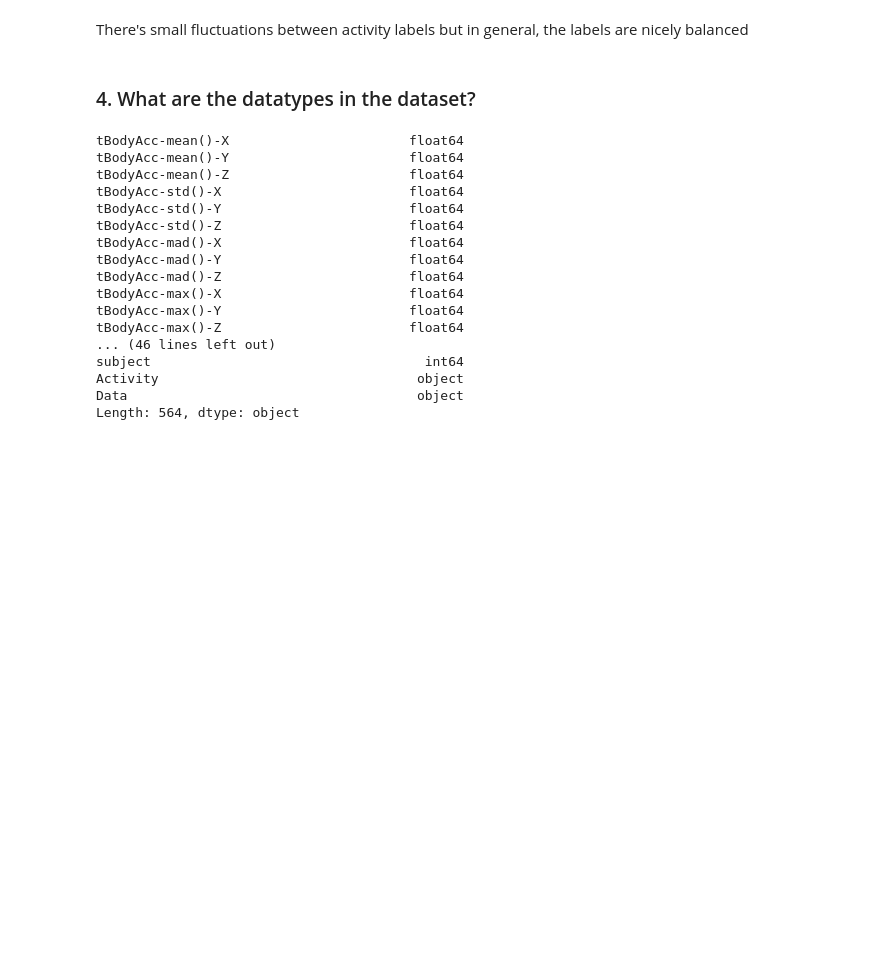
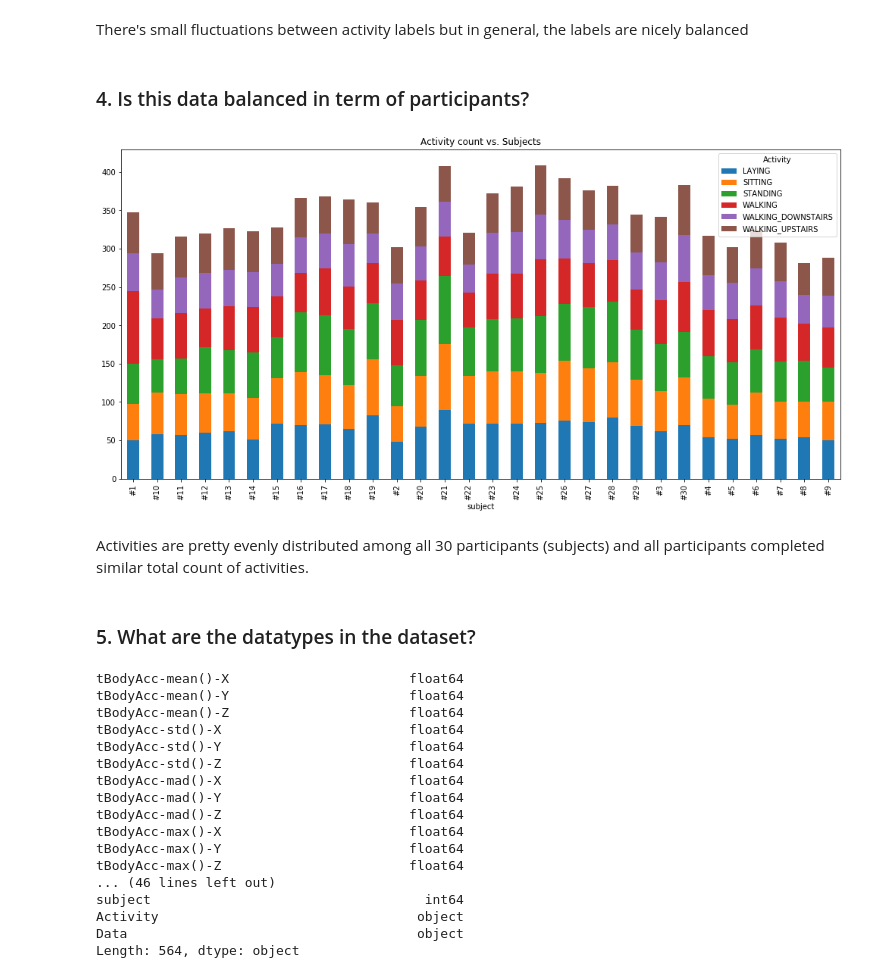
Before and after one commit to mattxushuai/Thinkful-DS, a Jupyter notebook: Supervised Learning Capstone Matt Xu.ipynb, the cells around one changed output. Drawn from its saved outputs; the diff is of its cells as text; code cells hidden in the pictures; blank space fills up the shorter version.

```diff
--- a/Supervised Learning Capstone Matt Xu.ipynb
+++ b/Supervised Learning Capstone Matt Xu.ipynb
@@ -129,8 +129,18 @@ plt.show()
 [figure]
 # %% [markdown]
 There's small fluctuations between activity labels but in general, the labels are nicely balanced
+# %% [markdown]
+### 4. Is this data balanced in term of participants?
+# %%
+stack_group = both_df.groupby(['subject','Activity']).size().unstack()
+stack_group.plot(kind='bar',stacked=True, figsize=(17, 8), title = 'Activity count vs. Subjects')
+plt.show()
+# %% [output]
+[figure, added]
+# %% [markdown]
+Activities are pretty evenly distributed among all 30 participants (subjects) and all participants completed similar total count of activities.
 # %% [markdown]
-### 4. What are the datatypes in the dataset?
+### 5. What are the datatypes in the dataset?
 # %%
 #Check datatype for all columns
 train_df.dtypes
```
Also changed, not shown: parts of 25 cells of this notebook.
